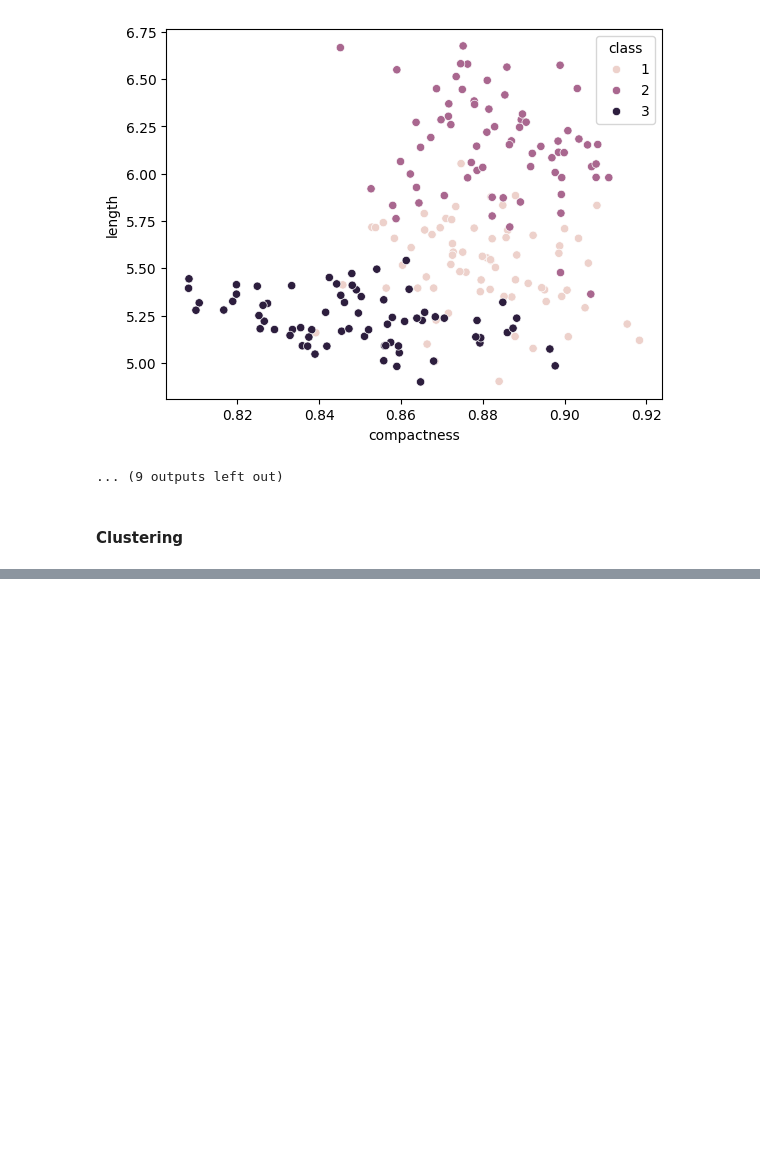
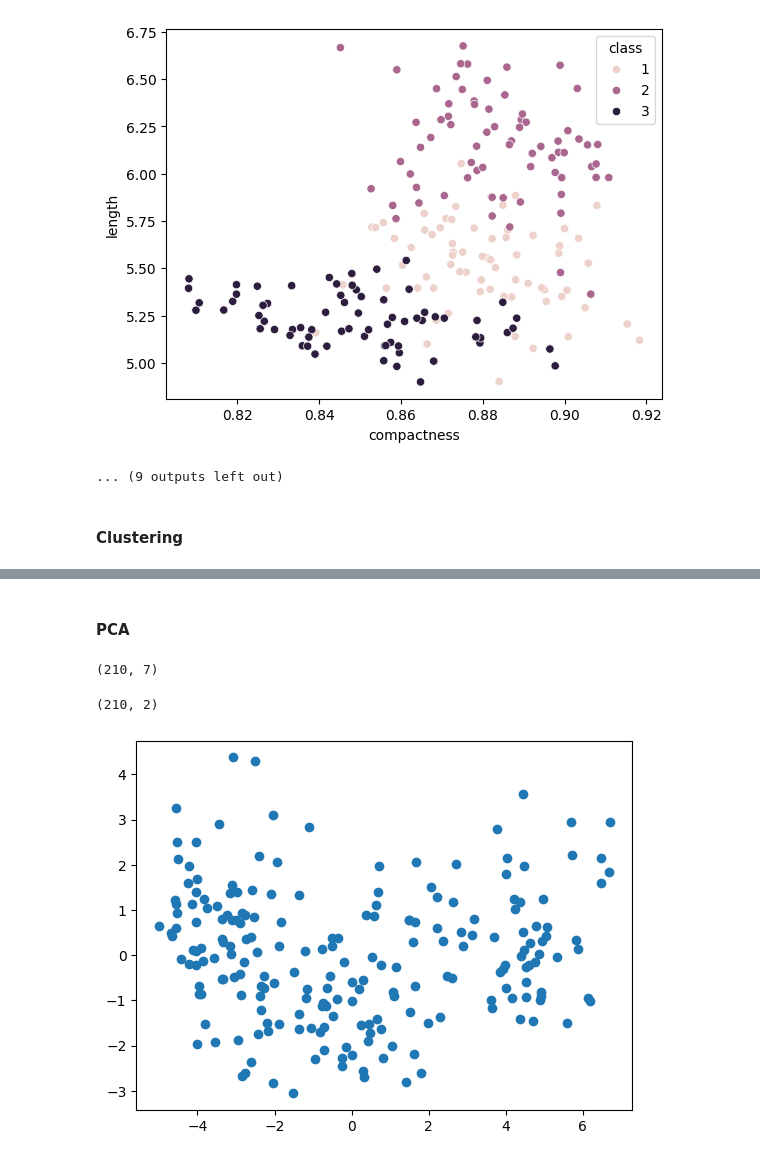
Before and after one commit to ishaanJ91/ml-learning, a Jupyter notebook: seeds-unsupervised.ipynb, the cells around one changed output, grey strips where cells are left out. Saved outputs shown, nothing was run; the diff lists cells and outputs as text; code cells hidden in the pictures; blank space fills up the shorter version.

```diff
--- a/seeds-unsupervised.ipynb
+++ b/seeds-unsupervised.ipynb
@@ -82,0 +83,2 @@ plt.show()
+# %% [markdown]
+#### PCA
@@ -82,0 +87,16 @@ plt.show()
+# %%
+pca = PCA(n_components=2)
+transformed_v = pca.fit_transform(v)
+# %%
+v.shape
+# %% [output]
+(210, 7)
+# %%
+transformed_v.shape
+# %% [output]
+(210, 2)
+# %%
+plt.scatter(transformed_v[:,0], transformed_v[:,1])
+plt.show()
+# %% [output]
+[figure, added]
```
Also changed, not shown: parts of 8 cells of this notebook, 1 other file.
